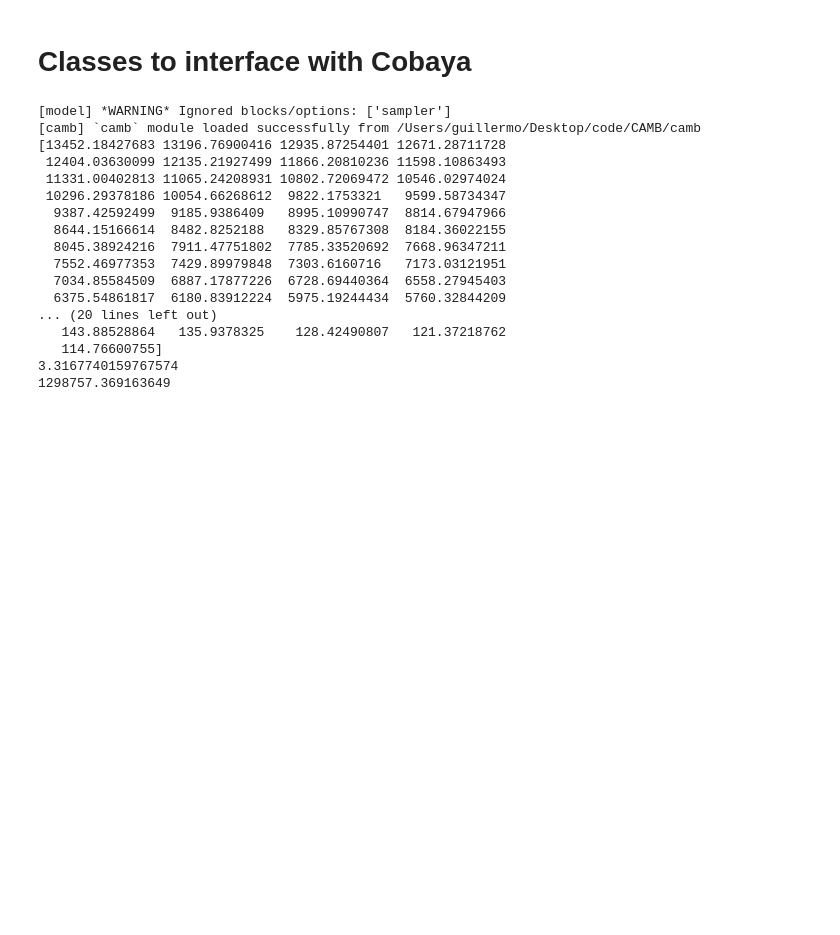
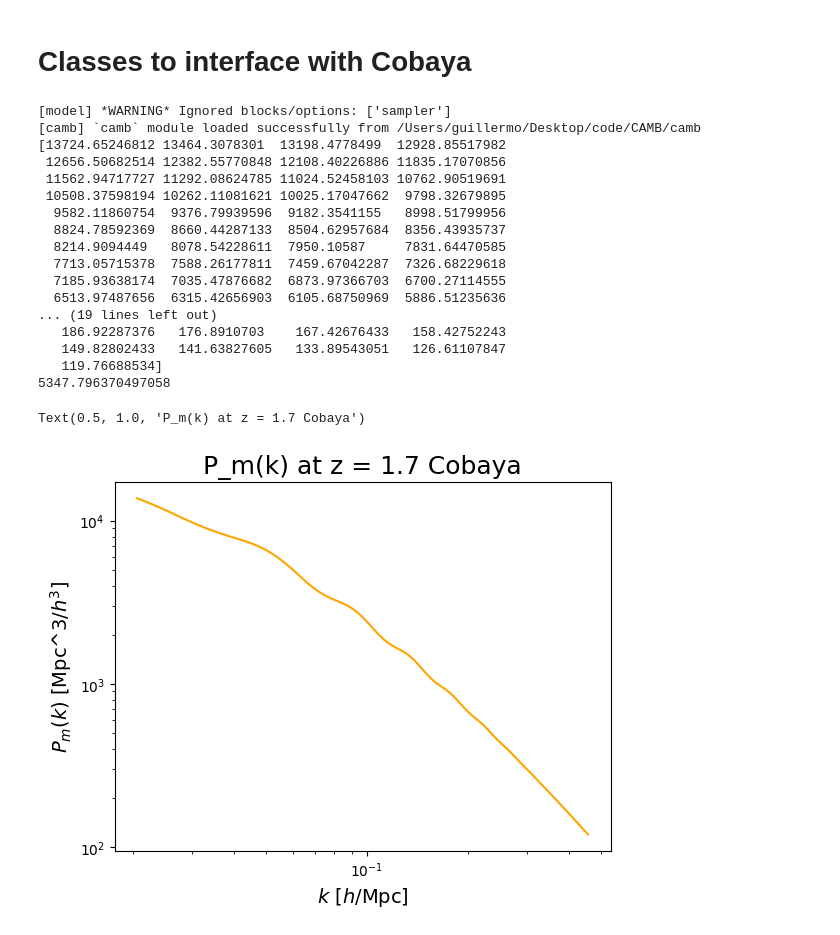
Before and after one commit to GuillermoMtnz8/PkReconstructions, a Jupyter notebook: cobaya_likelihood.ipynb, the cells around one changed output. Saved outputs shown, nothing was run; the diff lists cells and outputs as text; code cells hidden in the pictures; blank space fills up the shorter version.

```diff
--- a/cobaya_likelihood.ipynb
+++ b/cobaya_likelihood.ipynb
@@ -215,7 +243,7 @@ class Pklike(Likelihood): #Class is defined
         self.z_winCompleto = za
 
         #Grid of z with 100 bins
-        self.z_winExtended = np.linspace(0, 3, 100)
+        #self.z_winExtended = np.linspace(0, 3, 100)
 
 
 
@@ -223,7 +251,7 @@ class Pklike(Likelihood): #Class is defined
                                 #¿Interpolator en extended o completo?
 
         return {'omegam': None,
-                'Pk_interpolator': {'z': self.z_winExtended, 'k_max': 10, 'nonlinear': False, 'vars_pairs': ([['delta_tot', 'delta_tot']])},
+                'Pk_interpolator': {'z': self.z_winCompleto, 'k_max': 10, 'nonlinear': False, 'vars_pairs': ([['delta_tot', 'delta_tot']])},
                 'comoving_radial_distance': {'z': self.z_winCompleto},
                 'angular_diameter_distance': {'z': self.z_winCompleto},
                 'Hubble': {'z': self.z_winCompleto, 'units': 'km/s/Mpc'},
@@ -252,10 +280,8 @@ class Pklike(Likelihood): #Class is defined
 
         A = bJPAS(za)*sigma8
         R = f*sigma8
-
         # This is the matter power spectrum interpolator:
         pkCobaya = self.provider.get_Pk_interpolator(('delta_tot', 'delta_tot'), nonlinear=False)    #P matter is obtained here
-
         print(pkCobaya.P(self.z_winCompleto[2],self.ks))
 
         # Photometric factor
@@ -265,7 +291,6 @@ class Pklike(Likelihood): #Class is defined
         # Fingers of God effect
         sigmap = (   1/(6*np.pi**2)*integrate.quad(lambda k: pkCobaya.P(self.z_winCompleto[2],k) , self.ks[0], self.ks[-1])[0]  )**0.5
 
-        print(sigmap)
 
         def FFog(mu,k):
             return 1/(1+(f[2]*k*mu*sigmap)**2)
@@ -287,7 +312,7 @@ class Pklike(Likelihood): #Class is defined
 
         #P galaxy
         def Pg(mu,k):
-            return FactorAP*FFog(muObs(mu),kObs(mu,k))*(A[2]+R[2]*muObs(mu)**2)**2 * pkCobaya.P(kObs(mu,k),self.z_winExtended[2])/sigma8[2]**2 *np.exp(-(k*mu*sigmar[2])**2)
+            return FactorAP*FFog(muObs(mu),kObs(mu,k))*(A[2]+R[2]*muObs(mu)**2)**2 * pkCobaya.P(self.z_winCompleto[2],kObs(mu,k))/sigma8[2]**2 *np.exp(-(k*mu*sigmar[2])**2)
 
         #Trapezoid rule with 2000 steps for computing the Pmonopole(k)
         def Pgmonopole(k):
@@ -383,8 +408,8 @@ info = {'debug': False,                        #Allow to debug
         #'P1': 2.2e-9, 'P2': 2.0e-9, 'ombh2': OmegabJPASh2Fid, 'omch2': OmegaCDMJPASFid, 'H0': hJPASFid*100}
 
         # Parameters of the nodes, with flat priors
-        'P1': {'prior': {'min': 1e-10, 'max': 5.6e-9}, 'latex': 'P_1'},
-        'P2': {'prior': {'min': 1e-10, 'max': 5.6e-9}, 'latex': 'P_2'},
+        'P1': {'prior': {'min': 18e-10, 'max': 2.2e-9}, 'latex': 'P_1'},
+        'P2': {'prior': {'min': 18e-10, 'max': 2.2e-9}, 'latex': 'P_2'},
 
         # Cosmological parameters to be sampled. Loc y scale are the mean value and the st deviation in a guassian prior
         'ombh2': {'prior': {'dist': 'norm', 'loc': OmegabJPASh2, 'scale': 0.00015}, 'latex': 'Omega_bh^2'},
@@ -404,7 +429,7 @@ from cobaya.model import get_model
 model = get_model(info)          #A model is constructed with the 'info' dictionary
 
 fixed_values = {'tau': tauJPAS, 'mnu': mnuJPAS, 'nnu': 3.046, 'k1': KArray[0] , 'k2': KArray[-1],
-    'P1': 2.1293593469628e-9, 'P2': 1.896255511884e-9, 'H0': H0JPAS, 'ombh2': OmegabJPASh2,
+    'P1': 2.172477426329469e-09, 'P2': 1.9795473104114968e-09, 'H0': H0JPAS, 'ombh2': OmegabJPASh2,
     'omch2': OmegaCDMJPASh2}
 
 model.logposterior(fixed_values)          #Esto?
@@ -415,21 +440,29 @@ pk_matter_Cobaya = model.provider.get_Pk_interpolator(('delta_tot', 'delta_tot')
 # %% [output]
 [model] *WARNING* Ignored blocks/options: ['sampler']
 [camb] `camb` module loaded successfully from /Users/guillermo/Desktop/code/CAMB/camb
-[13452.18427683 13196.76900416 12935.87254401 12671.28711728
- 12404.03630099 12135.21927499 11866.20810236 11598.10863493
- 11331.00402813 11065.24208931 10802.72069472 10546.02974024
- 10296.29378186 10054.66268612  9822.1753321   9599.58734347
-  9387.42592499  9185.9386409   8995.10990747  8814.67947966
-  8644.15166614  8482.8252188   8329.85767308  8184.36022155
-  8045.38924216  7911.47751802  7785.33520692  7668.96347211
-  7552.46977353  7429.89979848  7303.6160716   7173.03121951
-  7034.85584509  6887.17877226  6728.69440364  6558.27945403
-  6375.54861817  6180.83912224  5975.19244434  5760.32844209
-... (20 lines left out)
-   143.88528864   135.9378325    128.42490807   121.37218762
-   114.76600755]
-3.3167740159767574
-1298757.369163649
+[13724.65246812 13464.3078301  13198.4778499  12928.85517982
+ 12656.50682514 12382.55770848 12108.40226886 11835.17070856
+ 11562.94717727 11292.08624785 11024.52458103 10762.90519691
+ 10508.37598194 10262.11081621 10025.17047662  9798.32679895
+  9582.11860754  9376.79939596  9182.3541155   8998.51799956
+  8824.78592369  8660.44287133  8504.62957684  8356.43935737
+  8214.9094449   8078.54228611  7950.10587     7831.64470585
+  7713.05715378  7588.26177811  7459.67042287  7326.68229618
+  7185.93638174  7035.47876682  6873.97366703  6700.27114555
+  6513.97487656  6315.42656903  6105.68750969  5886.51235636
+... (19 lines left out)
+   186.92287376   176.8910703    167.42676433   158.42752243
+   149.82802433   141.63827605   133.89543051   126.61107847
+   119.76688534]
+5347.796370497058
+# %%
+plt.loglog(KArray, pk_matter_Cobaya.P(za[2],KArray), color='orange')
+plt.ylabel('$P_m(k)$ [Mpc^3/$h^3$]',fontsize=14)
+plt.xlabel('$k$ [$h$/Mpc]' ,fontsize=14);
+plt.title('P_m(k) at z = 1.7 Cobaya',fontsize=18)
+# %% [output]
+Text(0.5, 1.0, 'P_m(k) at z = 1.7 Cobaya')
+[figure, added]
 # %%
 #from cobaya import run
 #updated_info, sampler = run(info)
```
Also changed, not shown: parts of 6 cells of this notebook.
